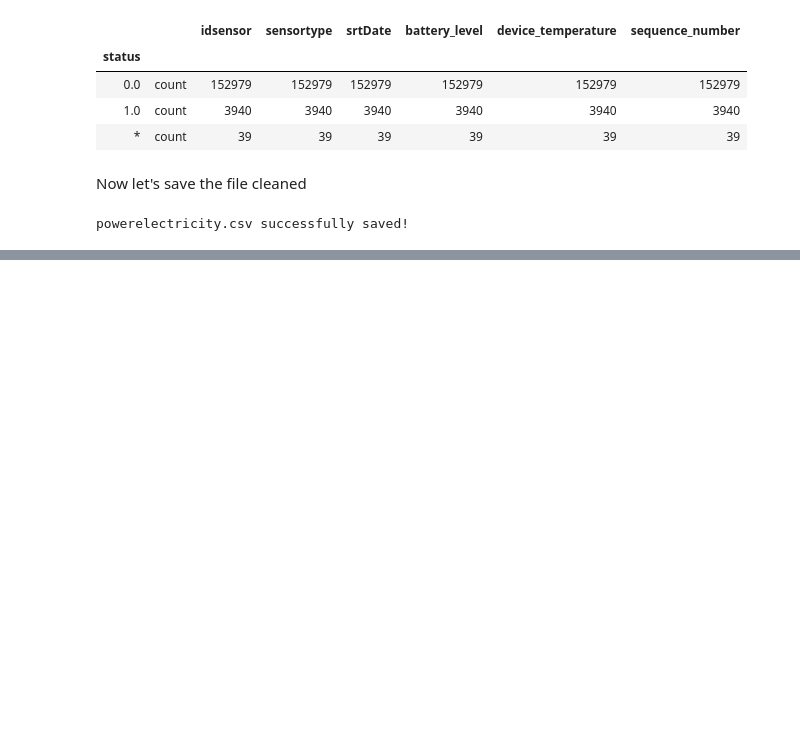
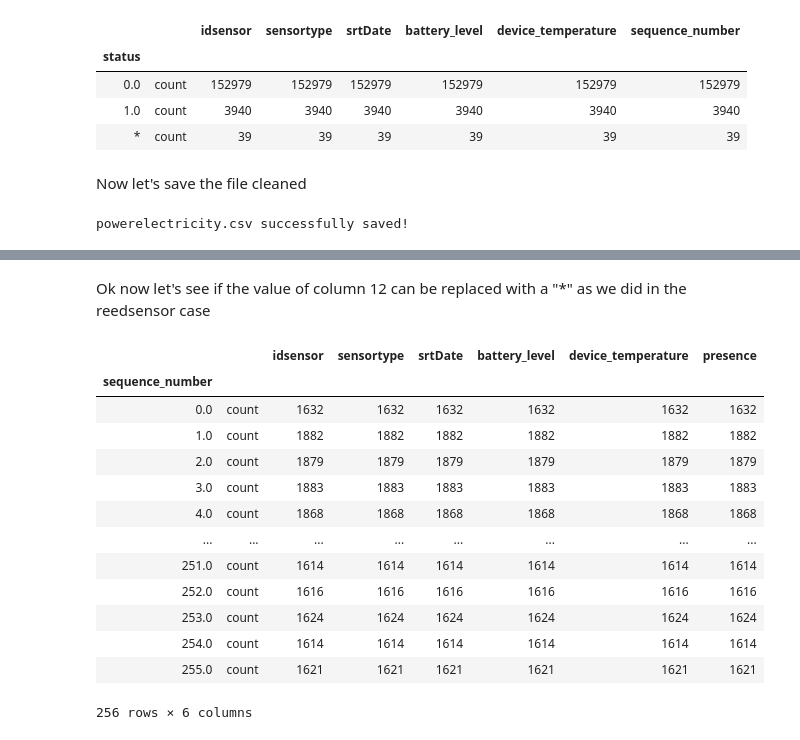
Before and after one commit to IvanComp/EDA-EnterpriseDataAnalytics-project, a Jupyter notebook: Jupyter Notebooks/Data Preparation .ipynb, the cells around one changed output, grey strips where cells are left out. Saved outputs shown, nothing was run; the diff lists cells and outputs as text; code cells hidden in the pictures; blank space fills up the shorter version.

Commit message:
Ended the Data Preparation notebook file for clean data

```diff
--- a/Jupyter Notebooks/Data Preparation .ipynb
+++ b/Jupyter Notebooks/Data Preparation .ipynb
@@ -182,0 +310,8 @@
+# %%
+dfp2018 = pd.read_csv("../Ivan Compagnucci/EDA-EnterpriseDataAnalytics-project/Data/Merged data/presence2018.csv")
+dfp2018.info()
+
+singleDataNull2018 = sum(dfp2018.isnull().values.ravel())
+singleRowContainingNull2018 = sum([True for idx,row in dfp2018.iterrows() if any(row.isnull())])
+
+print('In the file presence2018.csv We have',singleDataNull2018,'null values in',singleRowContainingNull2018,'rows')
@@ -182,0 +344,19 @@
+# %% [markdown]
+Ok now let's see if the value of column 12 can be replaced with a "*" as we did in the reedsensor case
+# %%
+dfp2018.groupby('sequence_number').agg(['count']).stack()
+# %% [output]
+|  |  | idsensor | sensortype | srtDate | battery_level | device_temperature | presence |
+| sequence_number |  |  |  |  |  |  |  |
+| 0.0 | count | 1632 | 1632 | 1632 | 1632 | 1632 | 1632 |
+| 1.0 | count | 1882 | 1882 | 1882 | 1882 | 1882 | 1882 |
+| 2.0 | count | 1879 | 1879 | 1879 | 1879 | 1879 | 1879 |
+| 3.0 | count | 1883 | 1883 | 1883 | 1883 | 1883 | 1883 |
+| 4.0 | count | 1868 | 1868 | 1868 | 1868 | 1868 | 1868 |
+| ... | ... | ... | ... | ... | ... | ... | ... |
+| 251.0 | count | 1614 | 1614 | 1614 | 1614 | 1614 | 1614 |
+| 252.0 | count | 1616 | 1616 | 1616 | 1616 | 1616 | 1616 |
+| 253.0 | count | 1624 | 1624 | 1624 | 1624 | 1624 | 1624 |
+| 254.0 | count | 1614 | 1614 | 1614 | 1614 | 1614 | 1614 |
+| 255.0 | count | 1621 | 1621 | 1621 | 1621 | 1621 | 1621 |
+256 rows × 6 columns
```
Also changed, not shown: parts of 37 cells of this notebook, 19 other files.
